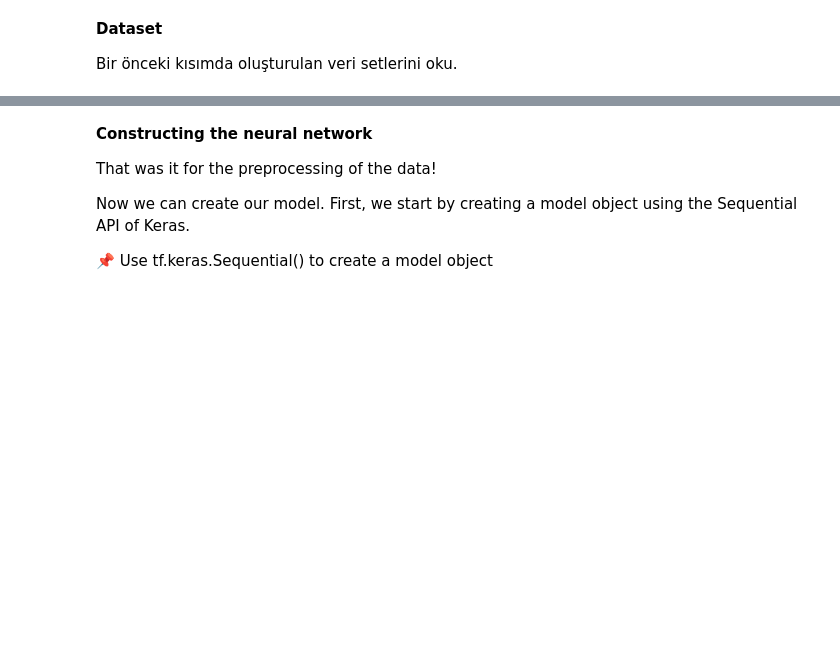
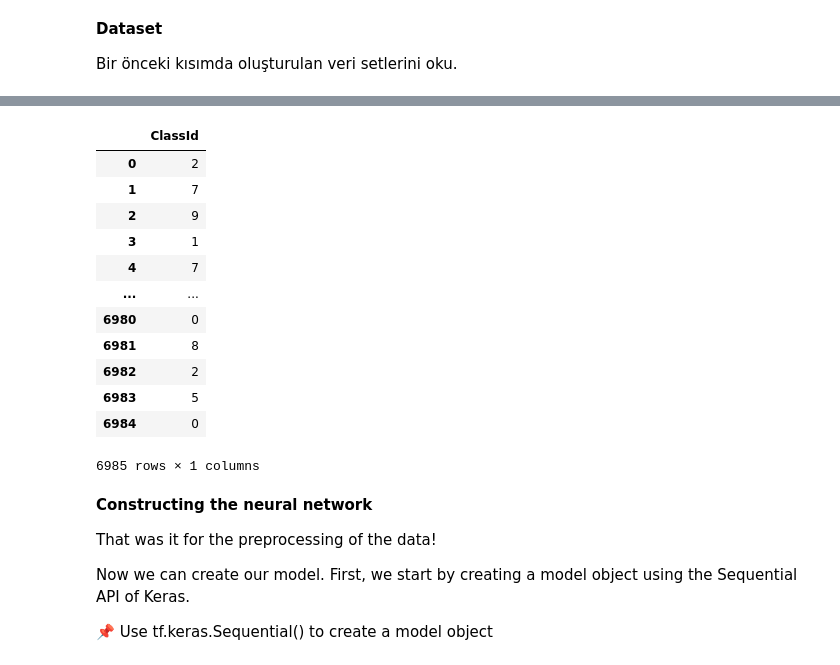
Before and after one commit to gr-uzun/urban-sounds, a Jupyter notebook: Urban_Sounds_Model.ipynb, the cells around one changed output, grey strips where cells are left out. Saved outputs shown, nothing was run; the diff lists cells and outputs as text; code cells hidden in the pictures; blank space fills up the shorter version.

```diff
--- a/Urban_Sounds_Model.ipynb
+++ b/Urban_Sounds_Model.ipynb
@@ -85,0 +36,4 @@ X_test
+# %%
+df_y_train = pd.read_csv('./drive/MyDrive/UrbanSoundMyFolder/Image_y_train.csv')
+df_y_val = pd.read_csv('./drive/MyDrive/UrbanSoundMyFolder/Image_y_val.csv')
+df_y_test = pd.read_csv('./drive/MyDrive/UrbanSoundMyFolder/Image_y_test.csv')
@@ -86,3 +56,19 @@ X_test
+# %%
+df_y_train
+# %% [output]
+|  | ClassId |
+| 0 | 2 |
+| 1 | 7 |
+| 2 | 9 |
+| 3 | 1 |
+| 4 | 7 |
+| ... | ... |
+| 6980 | 0 |
+| 6981 | 8 |
+| 6982 | 2 |
+| 6983 | 5 |
+| 6984 | 0 |
+6985 rows × 1 columns
 # %% [markdown]
 **Constructing the neural network**
 
```
Also changed, not shown: parts of 21 cells of this notebook.
